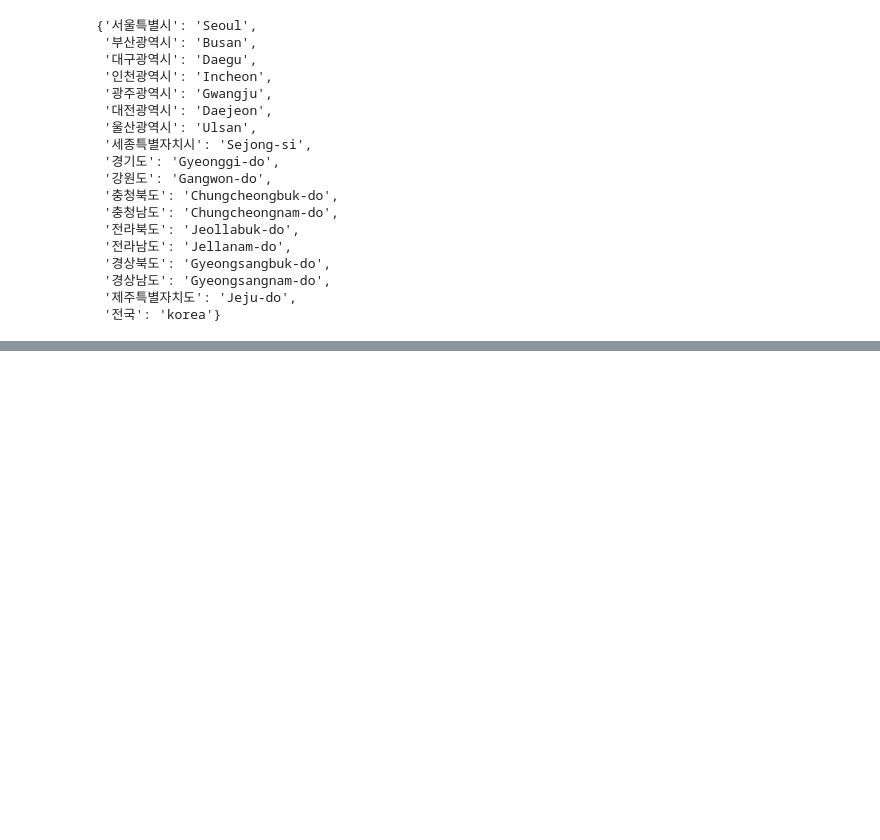
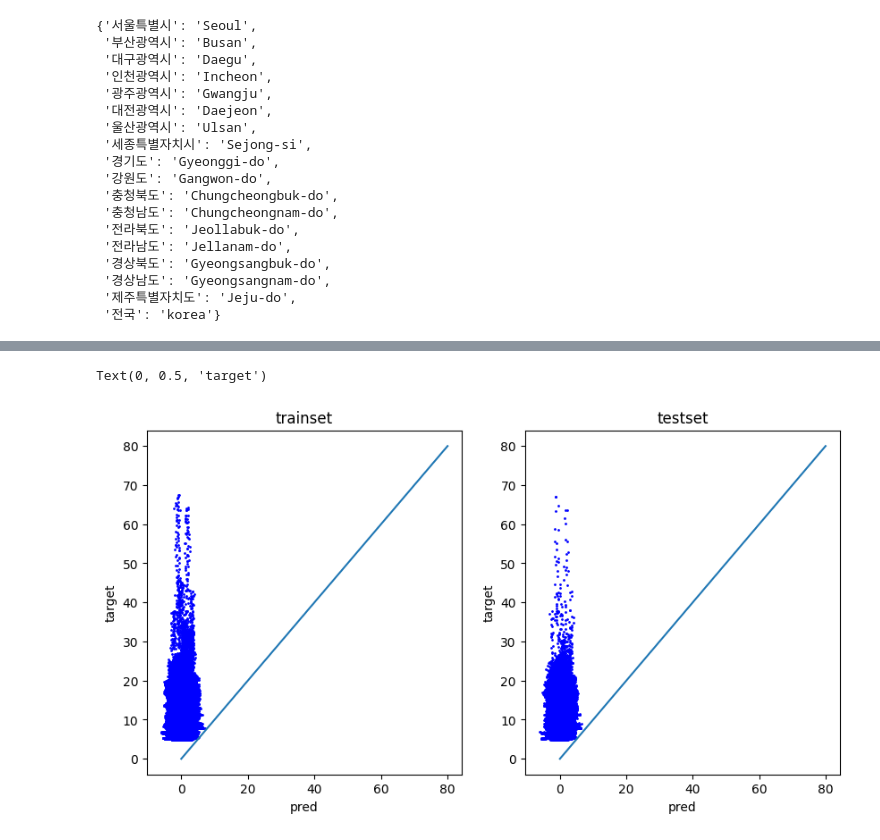
Before and after one commit to ByeonggeonGo/CmaqProject, a Jupyter notebook: experiment/controlmatrix_cmaq_lasso.ipynb, the cells around one changed output, grey strips where cells are left out. Cells and saved outputs as stored; diff of their text form; code cells hidden in the pictures; blank space fills up the shorter version.

```diff
--- a/experiment/controlmatrix_cmaq_lasso.ipynb
+++ b/experiment/controlmatrix_cmaq_lasso.ipynb
@@ -111,0 +229,17 @@ sns.heatmap(pred[0,:,:,0][::-1])
+# %%
+plt.figure(figsize=(10,5))
+
+plt.subplot(1,2,1)
+plt.title('trainset')
+plt.plot(pred_train.numpy().reshape(-1), y_train.reshape(-1),'bo', markersize=1)
+plt.plot([0,80],[0,80])
+plt.xlabel('pred') ; plt.ylabel('target')
+
+plt.subplot(1,2,2)
+plt.title('testset')
+plt.plot(pred_test.numpy().reshape(-1), y_test.reshape(-1),'bo', markersize=1)
+plt.plot([0,80],[0,80])
+plt.xlabel('pred') ; plt.ylabel('target')
+# %% [output]
+Text(0, 0.5, 'target')
+[figure, added]
```
Also changed, not shown: parts of 13 cells of this notebook, 5 other files.
